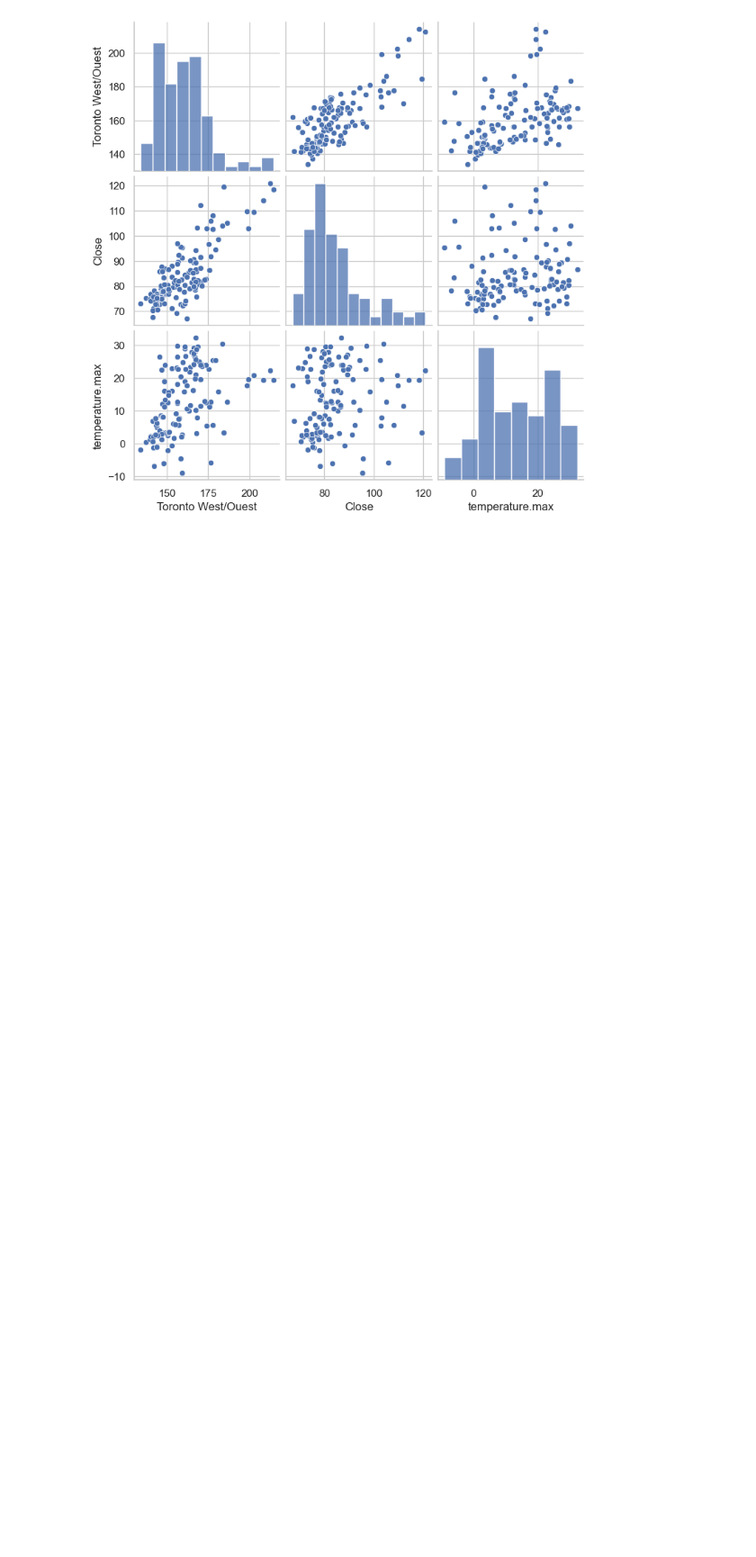
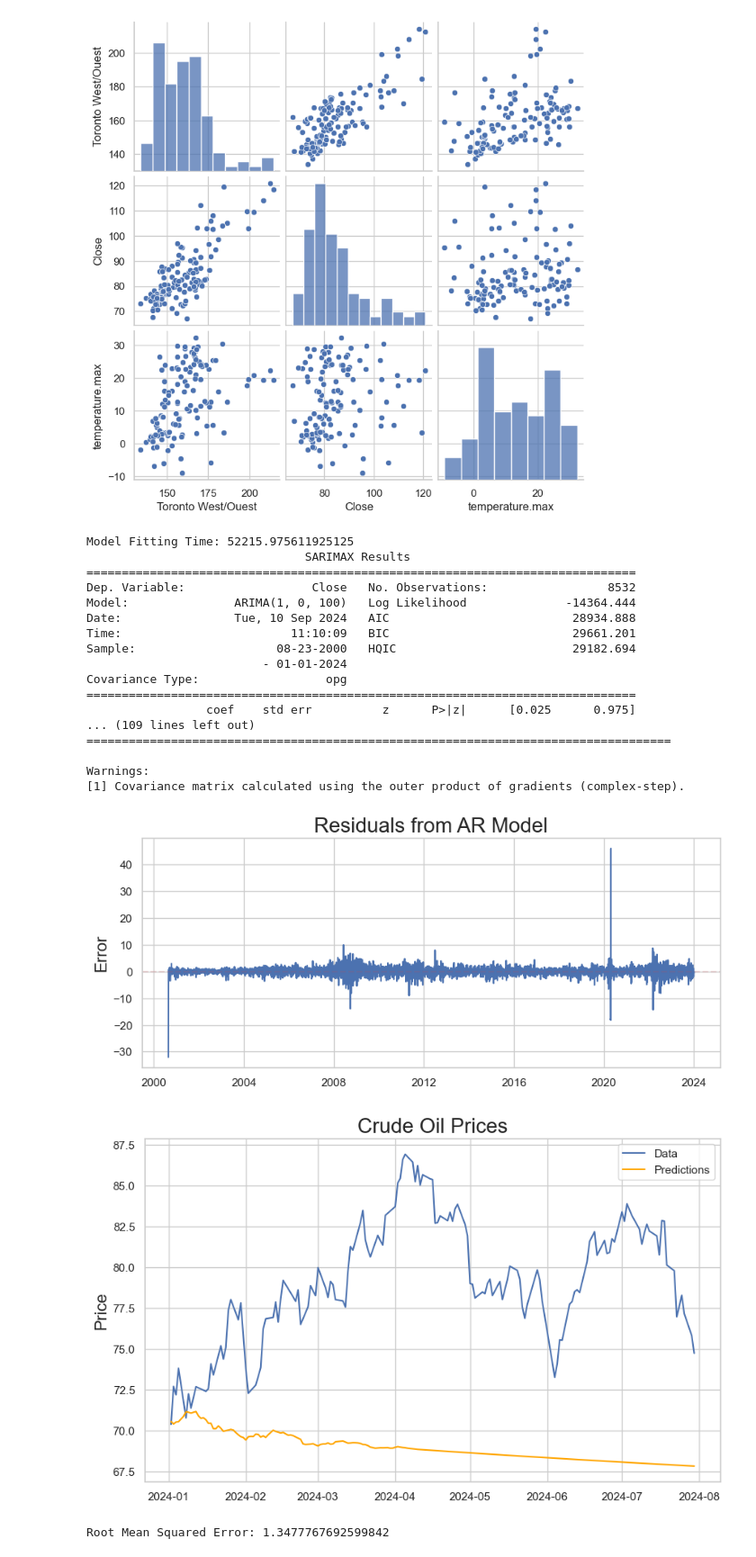
Before and after one commit to Raymondtaoo/GasCast, a Jupyter notebook: notebooks/EDA.ipynb, the cells around one changed output. Shown at 90% size. Saved outputs shown, nothing was run; the diff lists cells and outputs as text; code cells hidden in the pictures; blank space fills up the shorter version.

```diff
--- a/notebooks/EDA.ipynb
+++ b/notebooks/EDA.ipynb
@@ -249,3 +261,72 @@ plt.show()
 # %% [output]
 [figure]
 [figure]
+# %%
+from statsmodels.tsa.arima.model import ARIMA
+
+train_end_oil = datetime(2024,1,1)
+test_end_oil = datetime(2024,7,30)
+
+crude_oil_prices_df = pd.read_csv('../data/crude_oil_prices_2000_2024.csv', parse_dates=['Date'])
+crude_oil_prices_df.set_index('Date', inplace=True)
+crude_oil_close = crude_oil_prices_df['Close']
+
+crude_oil_close_resampled = crude_oil_close.resample('D').interpolate()
+crude_oil_close_diff_resampled = crude_oil_close_diff.resample('D').interpolate()
+
+train_data_oil = crude_oil_close_resampled[:train_end_oil]
+test_data_oil = crude_oil_close_resampled[train_end_oil + timedelta(days=1):test_end_oil]
+
+crude_oil_model = ARIMA(train_data_oil, order=(1,0,100))
+
+start = time()
+crude_oil_model_fit = crude_oil_model.fit()
+end = time()
+print('Model Fitting Time:', end - start)
+
+print(crude_oil_model_fit.summary())
+crude_oil_close.index = pd.to_datetime(crude_oil_close.index)
+pred_start_date_oil = test_data_oil.index[0]
+pred_end_date_oil = test_data_oil.index[-1]
+
+start_loc_oil = crude_oil_close_resampled.index.get_loc(pred_start_date_oil)
+end_loc_oil = crude_oil_close_resampled.index.get_loc(pred_end_date_oil)
+
+oil_predictions = crude_oil_model_fit.predict(start=start_loc_oil, end=end_loc_oil)
+oil_residuals = crude_oil_model_fit.resid
+
+plt.figure(figsize=(10,4))
+plt.plot(oil_residuals)
+plt.title('Residuals from AR Model', fontsize=20)
+plt.ylabel('Error', fontsize=16)
+plt.axhline(0, color='r', linestyle='--', alpha=0.2)
+
+plt.figure(figsize=(10,6))
+plt.plot(test_data_oil.index, test_data_oil, label='Data')
+plt.plot(oil_predictions.index, oil_predictions, label='Predictions', color='orange')
+plt.title('Crude Oil Prices', fontsize=20)
+plt.ylabel('Price', fontsize=16)
+plt.legend()
+plt.show()
+print('Root Mean Squared Error:', np.sqrt(np.mean(oil_residuals**2)))
+# %% [output]
+Model Fitting Time: 52215.975611925125
+                               SARIMAX Results
+==============================================================================
+Dep. Variable:                  Close   No. Observations:                 8532
+Model:               ARIMA(1, 0, 100)   Log Likelihood              -14364.444
+Date:                Tue, 10 Sep 2024   AIC                          28934.888
+Time:                        11:10:09   BIC                          29661.201
+Sample:                    08-23-2000   HQIC                         29182.694
+                         - 01-01-2024
+Covariance Type:                  opg
+==============================================================================
+                 coef    std err          z      P>|z|      [0.025      0.975]
+... (109 lines left out)
+===================================================================================
+
+Warnings:
+[1] Covariance matrix calculated using the outer product of gradients (complex-step).
+[figure, added]
+[figure, added]
+Root Mean Squared Error: 1.3477767692599842
```
Also changed, not shown: parts of 4 cells of this notebook, 3 other files.
